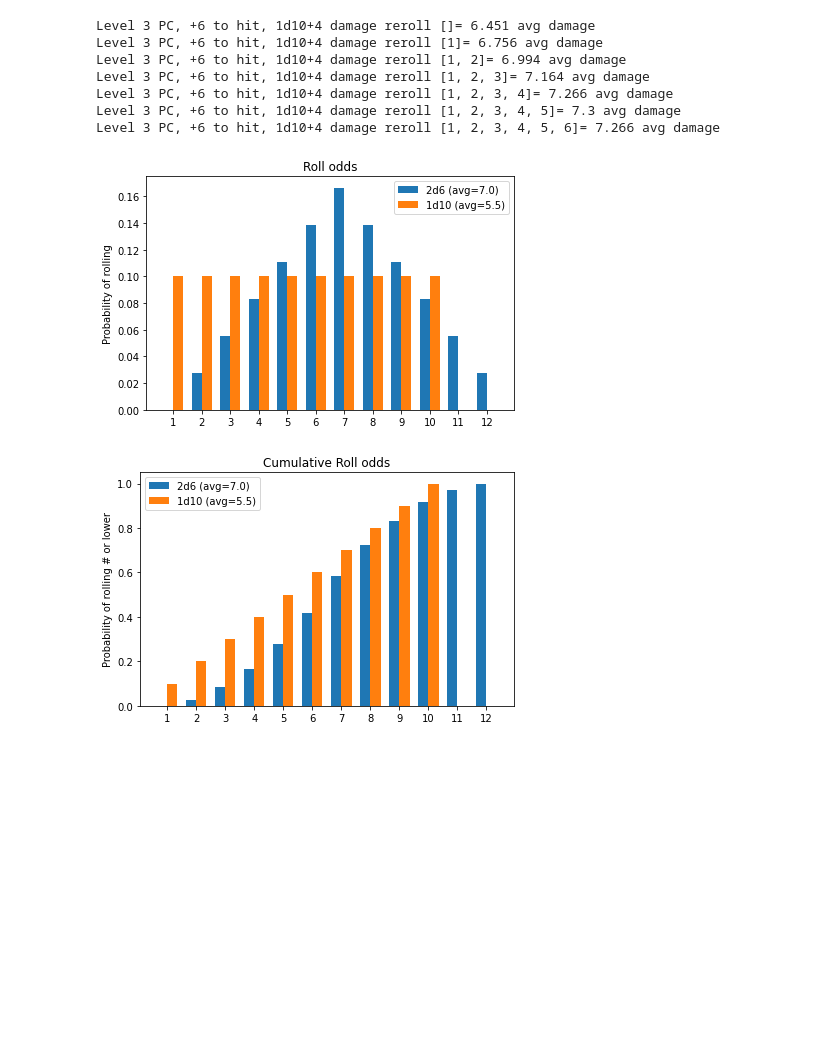
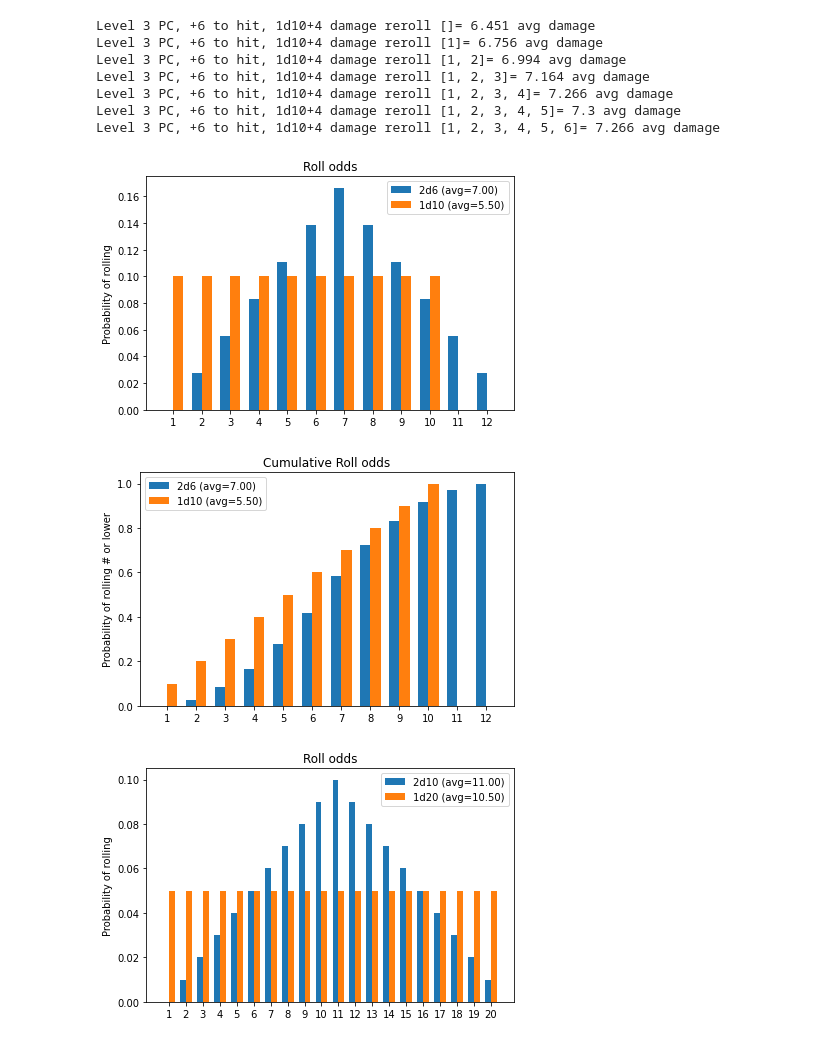
Before and after one commit to dyoung418/dnd_stats, a Jupyter notebook: dnd_dice_calcs.ipynb, the cells around one changed output. Cells and saved outputs as stored; diff of their text form; code cells hidden in the pictures; blank space fills up the shorter version.

```diff
--- a/dnd_dice_calcs.ipynb
+++ b/dnd_dice_calcs.ipynb
@@ -630,8 +597,8 @@ def compare_odds_dist(roll1_odds, roll2_odds, labels=['roll1', 'roll2'], cumulat
     r2_avg = sum([total * weight for total, weight in roll2_odds.items()])
 
     fig, ax = plt.subplots()
-    rects1 = ax.bar(x - width/2, r1_odds, width, label=labels[0]+f" (avg={r1_avg:0.2})")
-    rects2 = ax.bar(x + width/2, r2_odds, width, label=labels[1]+f" (avg={r2_avg:0.2})")
+    rects1 = ax.bar(x - width/2, r1_odds, width, label=labels[0]+f" (avg={r1_avg:3.2f})")
+    rects2 = ax.bar(x + width/2, r2_odds, width, label=labels[1]+f" (avg={r2_avg:3.2f})")
 
     # Add some text for labels, title and custom x-axis tick labels, etc.
     ax.set_ylabel('Probability of rolling')
@@ -646,32 +613,38 @@ def compare_odds_dist(roll1_odds, roll2_odds, labels=['roll1', 'roll2'], cumulat
     def autolabel(rects):
         """Attach a text label above each bar in *rects*, displaying its height."""
         for rect in rects:
             height = rect.get_height()
             ax.annotate('{:0.3f}'.format(height),
                         xy=(rect.get_x() + rect.get_width() / 2, height),
                         xytext=(0, 3),  # 3 points vertical offset
                         textcoords="offset points",
                         ha='center', va='bottom')
 
     #autolabel(rects1)
     #autolabel(rects2)
 
 
 
     fig.tight_layout()
     plt.show()
 
 compare_odds_dist(
     total_odds(6, n=2, adder=0, adv='normal', reroll_nums=[]),
     total_odds(10, n=1, adder=0, adv='normal', reroll_nums=[]),
     labels=['2d6', '1d10']
 )
 compare_odds_dist(
     total_odds(6, n=2, adder=0, adv='normal', reroll_nums=[]),
     total_odds(10, n=1, adder=0, adv='normal', reroll_nums=[]),
     labels=['2d6', '1d10'],
     cumulative=True
 )
+compare_odds_dist(
+    total_odds(10, n=2, adder=0, adv='normal', reroll_nums=[]),
+    total_odds(20, n=1, adder=0, adv='normal', reroll_nums=[]),
+    labels=['2d10', '1d20']
+)
 # %% [output]
-[figure, old version]
+[figure, new version]
-[figure, old version]
+[figure, new version]
+[figure, added]
```
Also changed, not shown: parts of 6 cells of this notebook.
